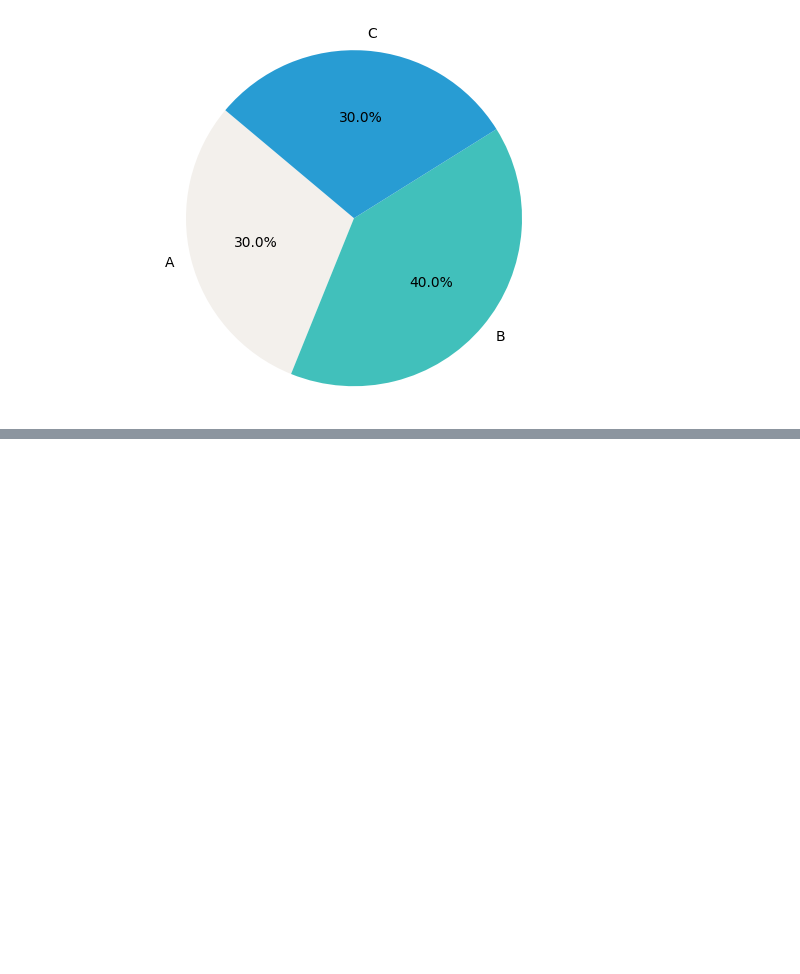
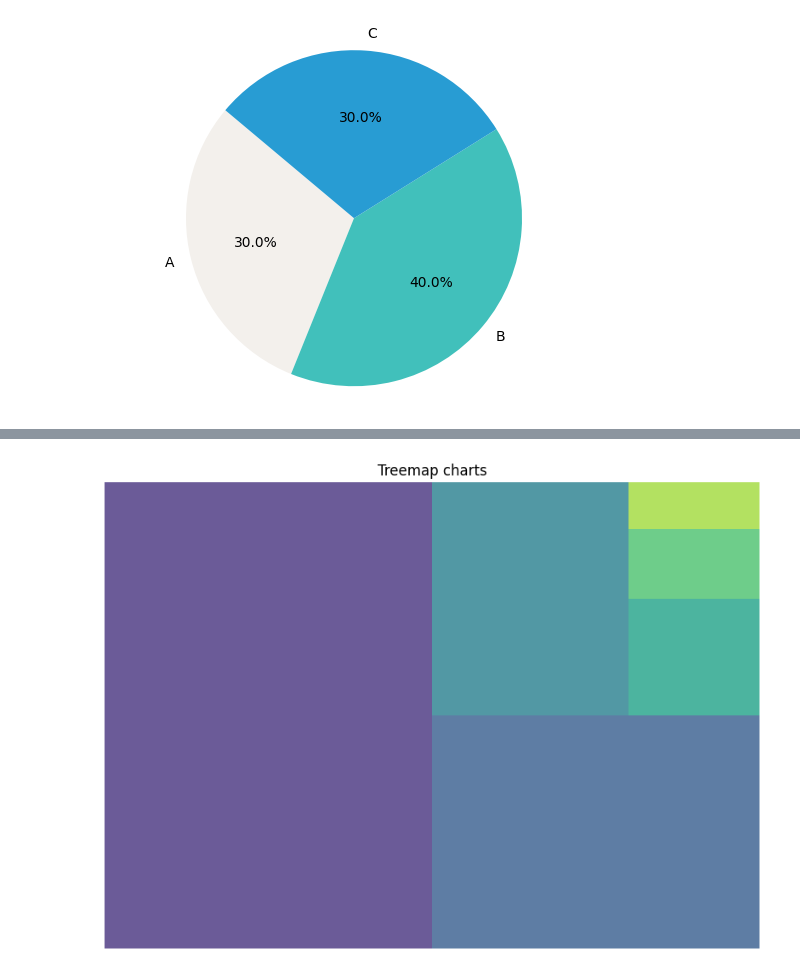
Before and after one commit to ariesharry/Data-Science, a Jupyter notebook: Data_Visualization_Cheat_Sheet.ipynb, the cells around one changed output, grey strips where cells are left out. Drawn from its saved outputs; the diff is of its cells as text; code cells hidden in the pictures; blank space fills up the shorter version.

```diff
--- a/Data_Visualization_Cheat_Sheet.ipynb
+++ b/Data_Visualization_Cheat_Sheet.ipynb
@@ -21,0 +124,21 @@ plt.show()
+# %%
+import matplotlib.pyplot as plt
+import squarify
+import seaborn as sns
+
+# Sample data for sizes
+values = [50, 25, 15, 5, 3, 2]
+
+# Automatically generate color palette based on the number of values
+colors = sns.color_palette("viridis", len(values))
+
+# Plot
+plt.figure(figsize=(8, 6))
+squarify.plot(sizes=values, label=[""]*len(values), color=colors, alpha=0.8)
+plt.title("Treemap charts")
+plt.axis('off')
+
+plt.tight_layout()
+plt.show()
+# %% [output]
+[figure, added]
```
Also changed, not shown: parts of 28 cells of this notebook.
